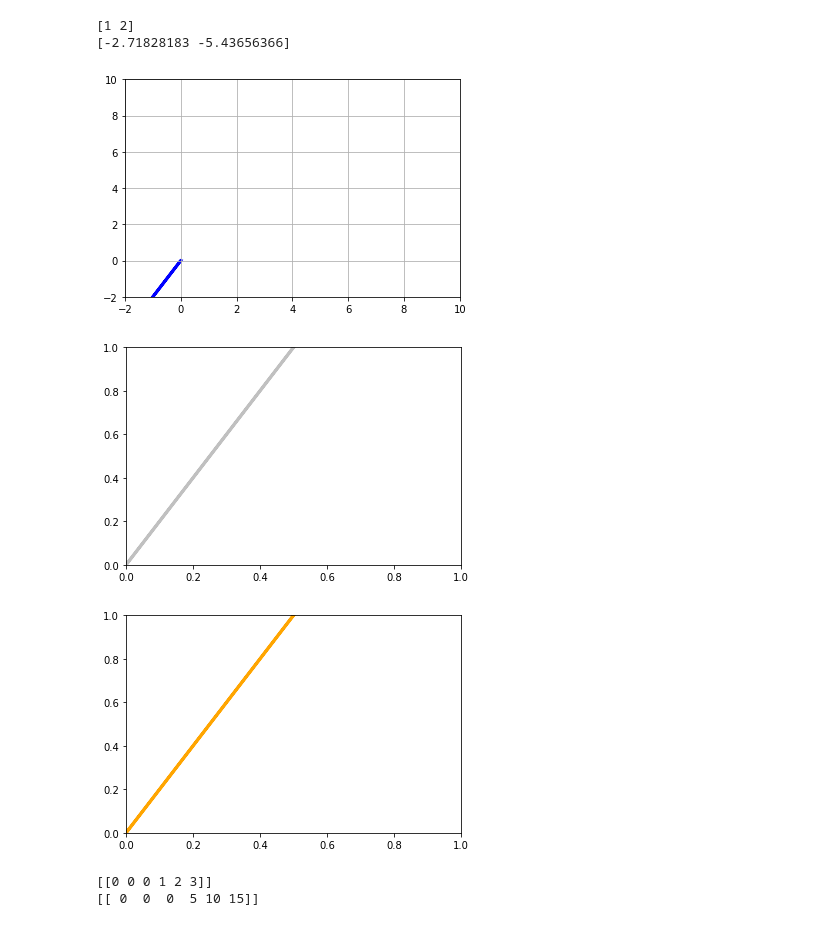
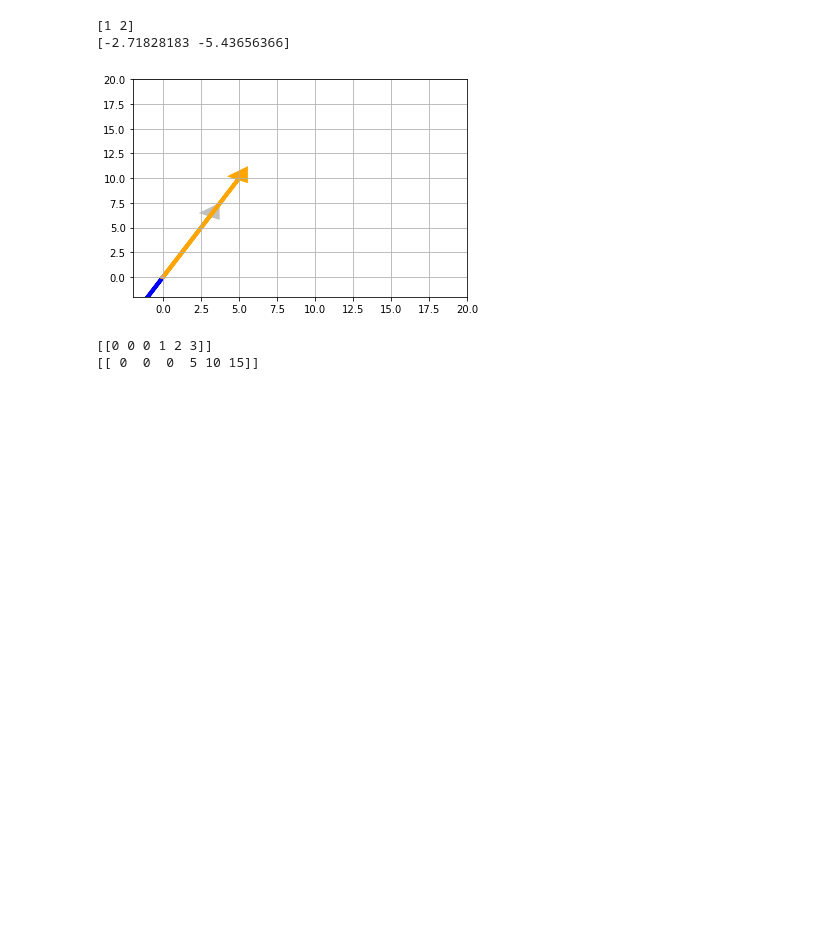
Before and after one commit to bjornlestrud/DS-Unit-1-Sprint-3-Linear-Algebra, a Jupyter notebook: Bjorn_LS_DS_131_Vectors_and_Matrices_Assignment.ipynb, the cells around one changed output. Saved outputs shown, nothing was run; the diff lists cells and outputs as text; code cells hidden in the pictures; blank space fills up the shorter version.

```diff
--- a/Bjorn_LS_DS_131_Vectors_and_Matrices_Assignment.ipynb
+++ b/Bjorn_LS_DS_131_Vectors_and_Matrices_Assignment.ipynb
@@ -117,28 +110,24 @@ print(black_vector)
 # %%
 # plot 2 dimensional here
 
 fig, ax = plt.subplots()
 ax.grid()
-plt.xlim(-2, 10)
-plt.ylim(-2, 10)
+plt.xlim(-2, 20)
+plt.ylim(-2, 20)
 
 for mycolor, vector in [('blue', black_vector),
                        ('silver', silver_vector),
                        ('orange', orange_vector)]:
   plt.arrow(0,0,
            vector[0],
            vector[1],
-             head_width = .05,
-             head_length = .05,
-             linewidth = 3,
+             head_width = 1,
+             head_length = 1,
+             linewidth = 4,
              color = mycolor
            )
-
-  plt.show()
 # %% [output]
-[figure, old version]
+[figure, new version]
-[figure, removed]
-[figure, removed]
 # %%
 green_vector = np.multiply(5, vector)
 print(vector)
```
Also changed, not shown: parts of 13 cells of this notebook.
